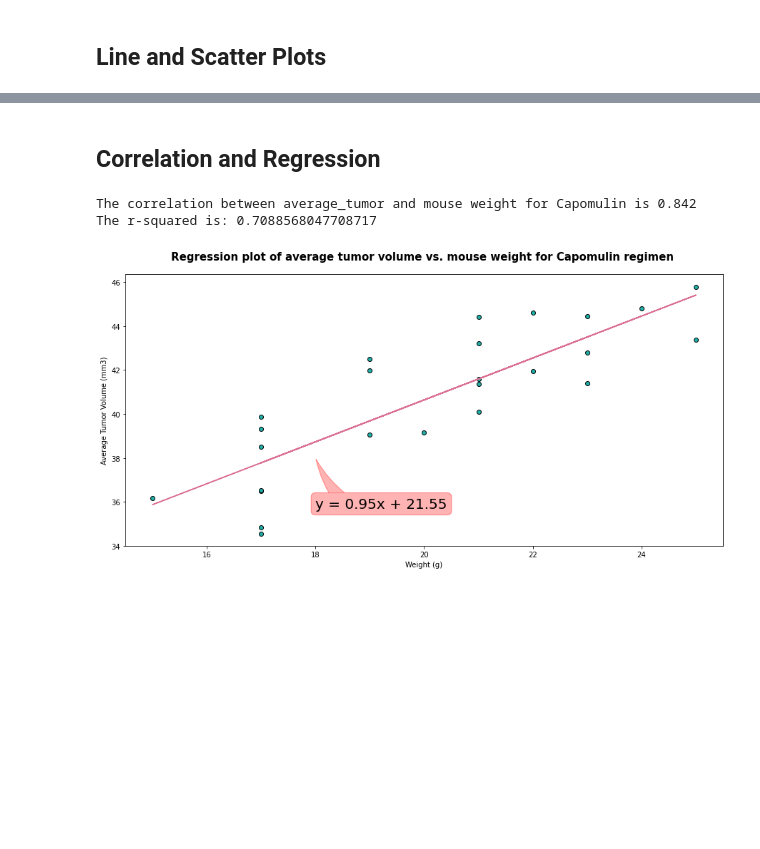
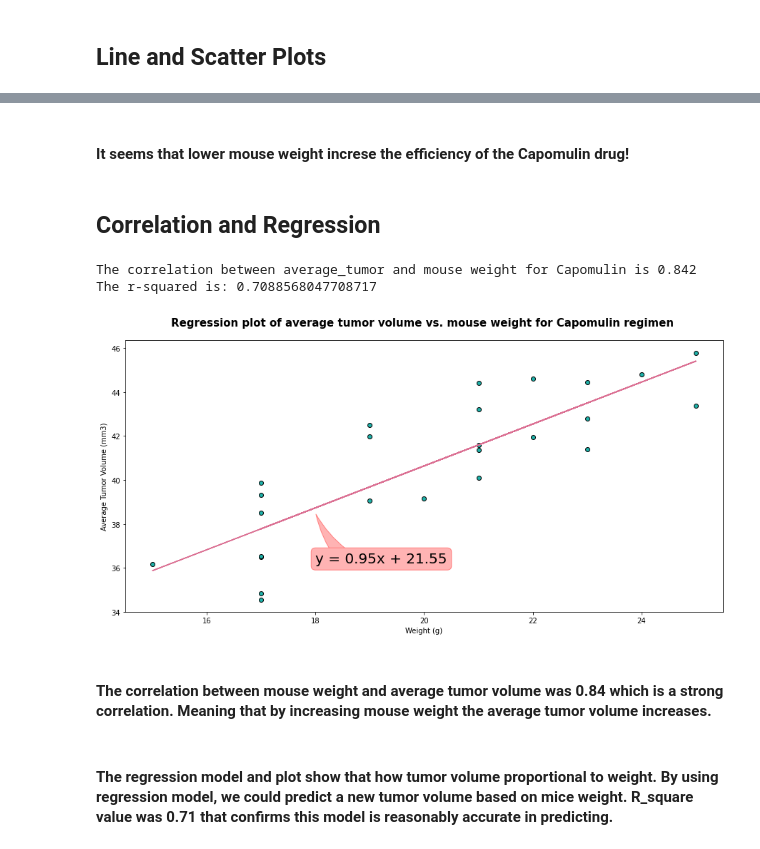
Before and after one commit to lalesafarzade/The-Power-of-Plots, a Jupyter notebook: matplotlib_challenge/pymaceuticals.ipynb, the cells around one changed output, grey strips where cells are left out. Drawn from its saved outputs; the diff is of its cells as text; code cells hidden in the pictures; blank space fills up the shorter version.

```diff
--- a/matplotlib_challenge/pymaceuticals.ipynb
+++ b/matplotlib_challenge/pymaceuticals.ipynb
@@ -327,36 +419,43 @@ Text(0.5, 1.0, 'Average tumor volume vs. mouse weight for Capomulin regimen ')
 [figure]
+# %% [markdown]
+#### It seems that lower mouse weight increse the efficiency of the Capomulin drug!
 # %% [markdown]
 ## Correlation and Regression
 # %%
 # Calculate the correlation coefficient and linear regression model
 # for mouse weight and average tumor volume for the Capomulin regimen
 x_val=Capomulin_df['Weight (g)']
 y_val=Capomulin_df['Tumor Volume (mm3)']
 Correlation=st.pearsonr(x_val,y_val)
 (slope, intercept, rvalue, pvalue, stderr) = linregress(x_val,y_val)
 reress_values=x_val* slope + intercept
 line_eq = "y = " + str(round(slope,2)) + "x + " + str(round(intercept,2))
 print(f"The correlation between average_tumor and mouse weight for Capomulin is {round(Correlation[0],3)}")
 print(f"The r-squared is: {rvalue**2}\n")
 print("")
 plt.figure(figsize=(15,7))
 plt.scatter(x_val,y_val, facecolors="lightseagreen", edgecolors="black" )
 plt.plot(x_val,reress_values,"palevioletred")
 plt.xlabel('Weight (g)')
 plt.ylabel('Average Tumor Volume (mm3)')
 plt.title('Regression plot of average tumor volume vs. mouse weight for Capomulin regimen ',fontsize= 15,pad=20,fontweight="bold")
-plt.annotate(line_eq, xy=(18, 38), xycoords='data',xytext=(0, -70), textcoords='offset points',size=20,
+plt.annotate(line_eq, xy=(18, 38.5), xycoords='data',xytext=(0, -70), textcoords='offset points',size=20,
             bbox=dict(boxstyle="round",
                       fc=(1.0, 0.7, 0.7),
                       ec=(1., .5, .5)),
             arrowprops=dict(arrowstyle="wedge,tail_width=1.",
                             fc=(1.0, 0.7, 0.7), ec=(1., .5, .5),
                             patchA=None,
                             patchB=None,
                             relpos=(0.2, 0.8),
                             connectionstyle="arc3,rad=-0.1"))
+#plt.savefig('images/regression_plot.png')
 plt.show()
 # %% [output]
 The correlation between average_tumor and mouse weight for Capomulin is 0.842
 The r-squared is: 0.7088568047708717
-[figure, old version]
+[figure, new version]
+# %% [markdown]
+#### The correlation between mouse weight and average tumor volume was 0.84 which is a strong correlation. Meaning that by increasing mouse weight the average tumor volume increases.
+# %% [markdown]
+####  The regression model and plot show that how tumor volume proportional to weight. By using regression model, we could predict a new tumor volume based on mice weight. R_square value was 0.71 that confirms this model is reasonably accurate in predicting.
```
Also changed, not shown: parts of 28 cells of this notebook, 6 other files.
